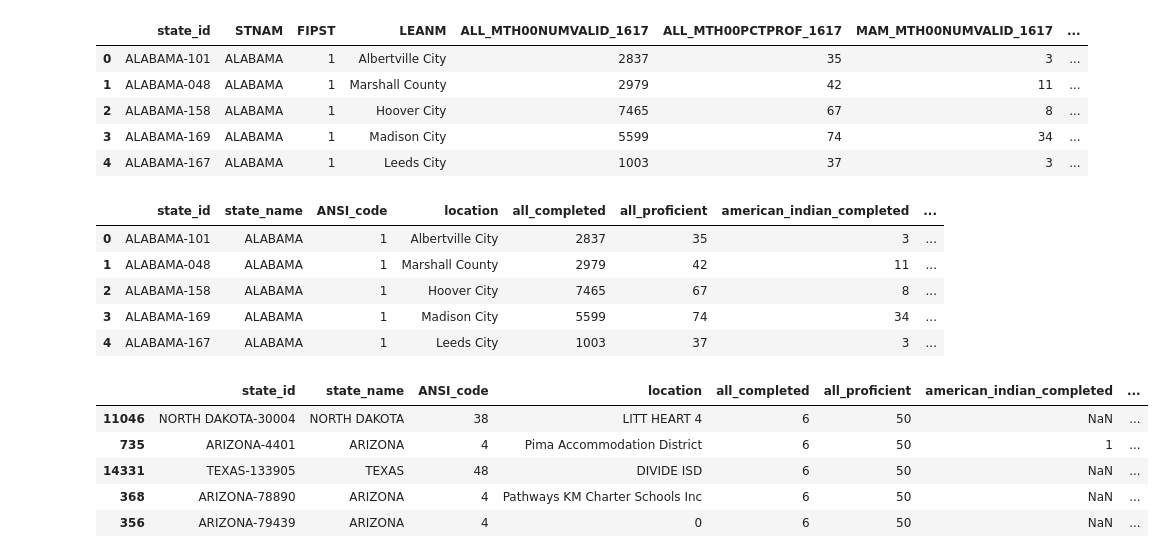
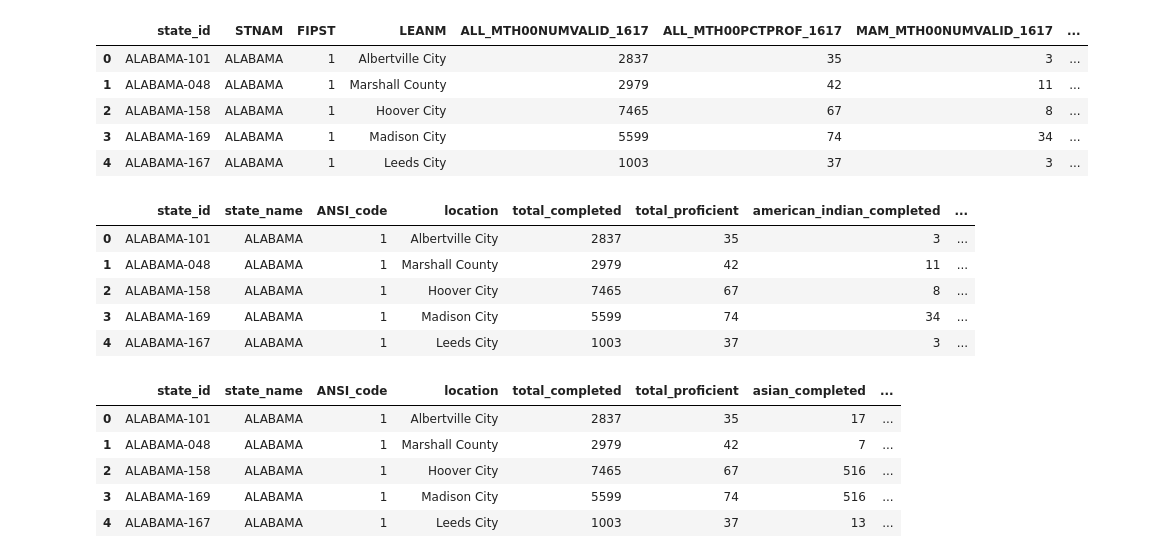
Before and after one commit to kannanfire/kannanfire.github.io, a Jupyter notebook: final_project.ipynb, the cells around one changed output. Saved outputs shown, nothing was run; the diff lists cells and outputs as text; code cells hidden in the pictures.

```diff
--- a/final_project.ipynb
+++ b/final_project.ipynb
@@ -92,8 +92,8 @@ names = {
     'FIPST': 'ANSI_code', # The two-digit American National Standards Institute (ANSI) code for state
     'LEANM': 'location', # location: district, city, county
     'DATE_CUR': 'most_recent_update', # most recent date that data was taken
-    'ALL_MTH00NUMVALID_1617': 'all_completed', # total number of students per location that completed SA
-    'ALL_MTH00PCTPROF_1617': 'all_proficient', # total number of students per location that were proficient in SA
+    'ALL_MTH00NUMVALID_1617': 'total_completed', # total number of students per location that completed SA
+    'ALL_MTH00PCTPROF_1617': 'total_proficient', # total number of students per location that were proficient in SA
     'MAM_MTH00NUMVALID_1617': 'american_indian_completed', # you get the picture
     'MAM_MTH00PCTPROF_1617': 'american_indian_proficient',
     'MAS_MTH00NUMVALID_1617': 'asian_completed',
@@ -125,8 +125,8 @@ names = {
 df1.rename(inplace=True,columns=names)
 # convert np.nan to -1 in specific columns so we can either ignore it or know that it isnt a valid value
 # -1 specifically because it can be converted to an int
-df1.all_proficient = df1.all_proficient.fillna(-1).astype(int)
-df1.all_completed = df1.all_completed.fillna(-1).astype(int)
+df1.total_proficient = df1.total_proficient.fillna(-1).astype(int)
+df1.total_completed = df1.total_completed.fillna(-1).astype(int)
 df1.asian_completed = df1.asian_completed.fillna(-1).astype(int)
 df1.asian_proficient = df1.asian_proficient.fillna(-1).astype(int)
 df1.black_completed = df1.black_completed.fillna(-1).astype(int)
@@ -140,7 +140,7 @@ df1.econ_disadvantage_proficient = df1.econ_disadvantage_proficient.fillna(-1).a
 
 df1.head()
 # %% [output]
-|  | state_id | state_name | ANSI_code | location | all_completed | all_proficient | american_indian_completed | ... |
+|  | state_id | state_name | ANSI_code | location | total_completed | total_proficient | american_indian_completed | ... |
 | 0 | ALABAMA-101 | ALABAMA | 1 | Albertville City | 2837 | 35 | 3 | ... |
 | 1 | ALABAMA-048 | ALABAMA | 1 | Marshall County | 2979 | 42 | 11 | ... |
 | 2 | ALABAMA-158 | ALABAMA | 1 | Hoover City | 7465 | 67 | 8 | ... |
@@ -149,41 +149,58 @@ df1.head()
 # %%
 df3 = df1.copy()
 # each column gets its own changes
 # econ_disadvantage_completed	econ_disadvantage_proficient
 
 
 def func(rc, ac, rp):
     if rc.any() == -1:
         return -1
     else:
         return ((rc / ac) * (rp/100))
 
 def econf(r, a):
     if r.any() == -1:
         return -1
     else:
         return (r/a)
 
 def econg(r,a):
     if r.any() == -1:
         return -1
     else:
         return(r*(a/100))
 
-df3 = df3.assign(econ_disadvantage_score=lambda x: econf(r=x.econ_disadvantage_completed, a=x.all_completed))
-df3 = df3.assign(asian_score=lambda x: func(x.asian_completed, x.all_completed, x.asian_proficient))
-df3 = df3.assign(black_score=lambda x: func(rc=x.black_completed, ac=x.all_completed, rp=x.black_proficient))
-df3 = df3.assign(hispanic_score=lambda x: func(rc=x.hispanic_completed, ac=x.all_completed, rp=x.hispanic_proficient))
-df3 = df3.assign(white_score=lambda x: func(rc=x.white_completed, ac=x.all_completed, rp=x.white_proficient))
+df3 = df3.assign(econ_percent=lambda x: econf(r=x.econ_disadvantage_completed, a=x.total_completed))
+df3 = df3.assign(asian_score=lambda x: func(x.asian_completed, x.total_completed, x.asian_proficient))
+df3 = df3.assign(black_score=lambda x: func(rc=x.black_completed, ac=x.total_completed, rp=x.black_proficient))
+df3 = df3.assign(hispanic_score=lambda x: func(rc=x.hispanic_completed, ac=x.total_completed, rp=x.hispanic_proficient))
+df3 = df3.assign(white_score=lambda x: func(rc=x.white_completed, ac=x.total_completed, rp=x.white_proficient))
 
-df3.sort_values('econ_disadvantage_score').head()
+df3 = df3.drop('american_indian_completed', 1)
+df3 = df3.drop('american_indian_proficient', 1)
+df3 = df3.drop('multiracial_completed', 1)
+df3 = df3.drop('multiracial_proficient', 1)
+df3 = df3.drop('females_completed', 1)
+df3 = df3.drop('females_proficient', 1)
+df3 = df3.drop('males_completed', 1)
+df3 = df3.drop('males_proficient', 1)
+df3 = df3.drop('disability_completed', 1)
+df3 = df3.drop('disability_proficient', 1)
+df3 = df3.drop('limited_english_completed', 1)
+df3 = df3.drop('limited_english_proficient', 1)
+df3 = df3.drop('homeless_completed', 1)
+df3 = df3.drop('homeless_proficient', 1)
+df3 = df3.drop('migrant_completed', 1)
+df3 = df3.drop('migrant_proficient', 1)
+
+df3.head()
 # %% [output]
-|  | state_id | state_name | ANSI_code | location | all_completed | all_proficient | american_indian_completed | ... |
-| 11046 | NORTH DAKOTA-30004 | NORTH DAKOTA | 38 | LITT HEART 4 | 6 | 50 | NaN | ... |
-| 735 | ARIZONA-4401 | ARIZONA | 4 | Pima Accommodation District | 6 | 50 | 1 | ... |
-| 14331 | TEXAS-133905 | TEXAS | 48 | DIVIDE ISD | 6 | 50 | NaN | ... |
-| 368 | ARIZONA-78890 | ARIZONA | 4 | Pathways KM Charter Schools Inc | 6 | 50 | NaN | ... |
-| 356 | ARIZONA-79439 | ARIZONA | 4 | 0 | 6 | 50 | NaN | ... |
+|  | state_id | state_name | ANSI_code | location | total_completed | total_proficient | asian_completed | ... |
+| 0 | ALABAMA-101 | ALABAMA | 1 | Albertville City | 2837 | 35 | 17 | ... |
+| 1 | ALABAMA-048 | ALABAMA | 1 | Marshall County | 2979 | 42 | 7 | ... |
+| 2 | ALABAMA-158 | ALABAMA | 1 | Hoover City | 7465 | 67 | 516 | ... |
+| 3 | ALABAMA-169 | ALABAMA | 1 | Madison City | 5599 | 74 | 516 | ... |
+| 4 | ALABAMA-167 | ALABAMA | 1 | Leeds City | 1003 | 37 | 13 | ... |
 # %%
 dftemp = df3[df3.econ_disadvantage_completed != -1] # remove -1 for econ_disdvantage and asian_complete
 dftemp = dftemp[dftemp.asian_completed != -1]
```
Also changed, not shown: parts of 5 cells of this notebook, 1 other file.
